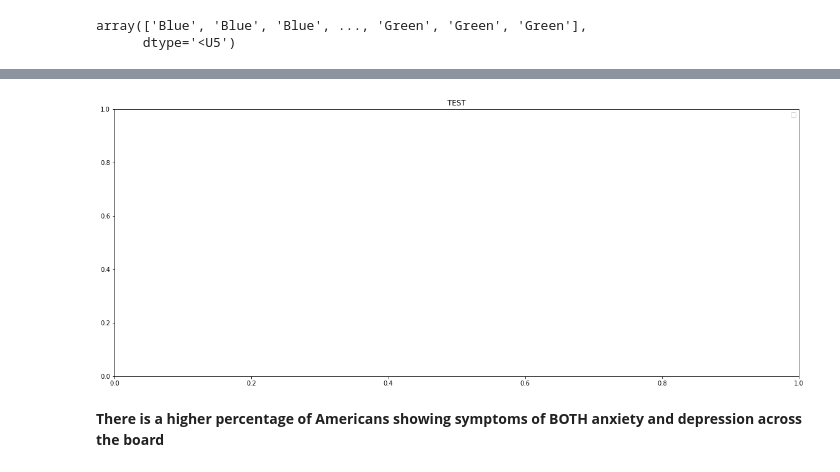
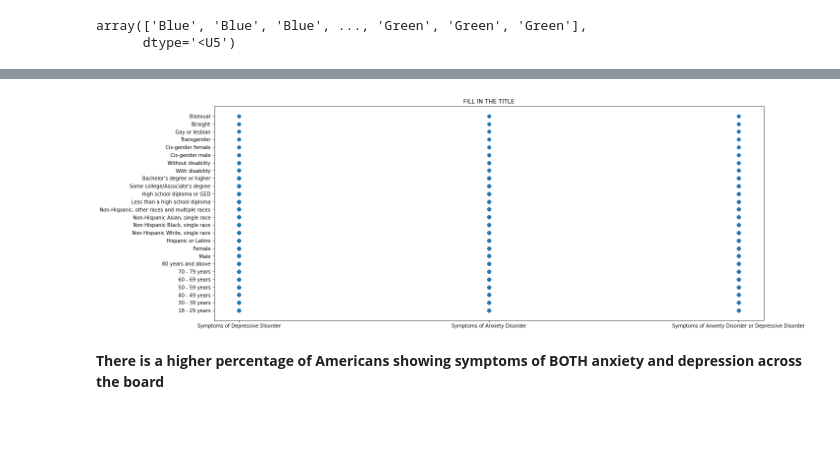
Before and after one commit to lmm2020/EDA-Projects, a Jupyter notebook: EDA_anxiety.ipynb, the cells around one changed output, grey strips where cells are left out. Cells and saved outputs as stored; diff of their text form; code cells hidden in the pictures; blank space fills up the shorter version.

Commit message:
I dont know, plots

```diff
--- a/EDA_anxiety.ipynb
+++ b/EDA_anxiety.ipynb
@@ -434,0 +381,28 @@ array(['United States', '18 - 29 years', '30 - 39 years', '40 - 49 years',
+# %%
+"""
+
+#Create a new column for Age subgroups
+
+#'18 - 29 years', '30 - 39 years', '40 - 49 years',
+#'50 - 59 years', '60 - 69 years', '70 - 79 years',
+
+#create a list of conditions
+conditions = [
+    (df['Subgroup'] == '18 - 29 years'), #1 18 - 29 years
+    (df['Subgroup'] == '30 - 39 years'), #2 30 - 39 years
+    (df['Subgroup'] == '40 - 49 years'), #3 40 - 49 years
+    (df['Subgroup'] == '50 - 59 years'), #4 50 - 59 years
+    (df['Subgroup'] == '60 - 69 years'), #5 60 - 69 years
+    (df['Subgroup'] == '70 - 79 years') #6 70 - 79 years
+    ]
+#create a list of the values we want to assign for each condition
+values = ['18 - 29 years','30 - 39 years','40 - 49 years','50 - 59 years', '60 - 69 years','70 - 79 years']
+
+#create a new column and use np.select to assign values to it using our lists as arguments
+df['Ages'] = np.select(conditions, values)
+
+#display updated dataframe
+df.head()
+
+
+"""
@@ -436,7 +417,7 @@ array(['United States', '18 - 29 years', '30 - 39 years', '40 - 49 years',
 ## Cleaned Dataframe
 # %%
 #create a new df with relevant columns
-clean_df = df[['Indicator','State','Group', 'Subgroup','Phases', 'Time Period Start Date', 'Time Period End Date', 'Value']]
+clean_df = df[['Indicator','State','Group', 'Subgroup','Phases', 'Time Period Label', 'Value']]
 
 clean_df
 # %% [output]
@@ -542,19 +531,19 @@ plt.show()
 # %%
-
+#Percentage of Americans that show symptoms
 
 plt.figure(figsize= (20,8))
 
-plt.title("TEST")
+plt.title("FILL IN THE TITLE")
 
 #tell it which values to plot
-clean_df.plot(kind = 'scatter', x ='Value', y = ['Phases', 'Group'], backend ='plotly', c = us_indicator_colors)
+plt.scatter(y = us_only['Subgroup'], x = us_only['Indicator'], s = 40)
 
 #create a legend
-plt.legend(us_indicator_colors)
+#plt.legend(us_indicator_colors)
 
 #display figure
 plt.show()
 # %% [output]
-[figure, old version]
+[figure, new version]
 # %% [markdown]
 **There is a higher percentage of Americans showing symptoms of BOTH anxiety and depression across the board**
```
Also changed, not shown: parts of 22 cells of this notebook.
